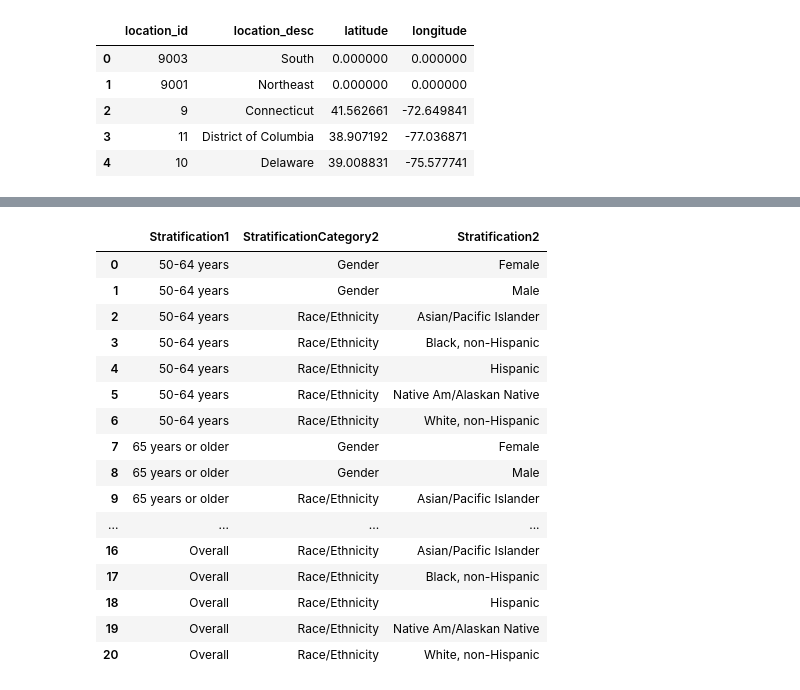
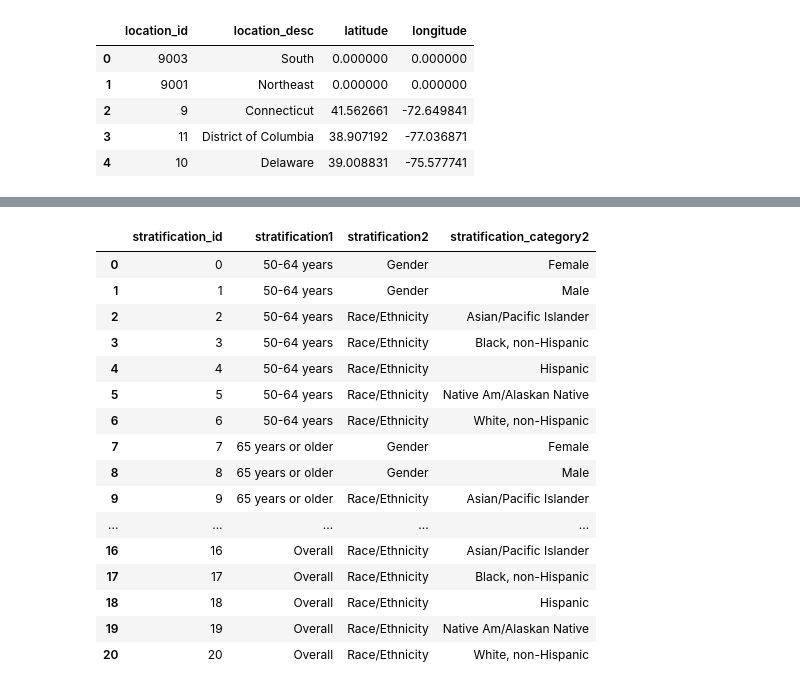
Before and after one commit to lisaleung11/CIS9440HW, a Jupyter notebook: scripts/dimention.ipynb, the cells around one changed output, grey strips where cells are left out. Saved outputs shown, nothing was run; the diff lists cells and outputs as text; code cells hidden in the pictures.

```diff
--- a/scripts/dimention.ipynb
+++ b/scripts/dimention.ipynb
@@ -271,0 +150,13 @@ unique_question_df
+# %%
+question_df = df_cleaned[['QuestionID', 'Question']]
+
+# Dropping duplicates to get unique QuestionID pairs with questions
+unique_questions_df = question_df.drop_duplicates()
+
+# Mapping dictionary
+question_mapping = dict(zip(unique_questions_df['QuestionID'], unique_questions_df['Question']))
+
+# Applying the mapping to create a new column with descriptions
+df_cleaned['question_desc'] = df_cleaned['QuestionID'].map(question_mapping)
+unique_questions_df = unique_questions_df.rename(columns={'QuestionID': 'question_id', 'Question': 'question_desc'})
+unique_questions_df
@@ -317,24 +227,40 @@ unique_syear_df
 # %%
 unique_stratification_df = df_cleaned.groupby(["Stratification1", "StratificationCategory2", "Stratification2"])['Stratification2'].agg(unique_values='unique')
-unique_stratification_df.index.names = ["Stratification1", "StratificationCategory2", "Stratification2"]
+unique_stratification_df.index.names = ["Stratification1", "Stratification2", "StratificationCategory2"]
 unique_stratification_df.reset_index(inplace=True)
-unique_stratification_df = unique_stratification_df.drop(columns=  ['unique_values'])
+unique_stratification_df = unique_stratification_df.drop(columns=['unique_values'])
+
+# Create 'stratification_id' column
+unique_stratification_df['stratification_id'] = unique_stratification_df.index
+
+# Rename 'StratificationCategory2' to 'stratification_category2' and other columns
+unique_stratification_df.rename(columns={'StratificationCategory2': 'stratification_category2','Stratification1':'stratification1','Stratification2':'stratification2'}, inplace=True)
+
+# Reset index to make 'stratification_id' a regular column
+unique_stratification_df.reset_index(drop=True, inplace=True)
+
+# Reorder columns
+new_order = ["stratification_id", "stratification1", "stratification2", "stratification_category2"]
+unique_stratification_df = unique_stratification_df[new_order]
+unique_stratification_df['stratification_id'] = unique_stratification_df['stratification_id'].astype(int)
+
+# Display the DataFrame
 unique_stratification_df
 # %% [output]
-|  | Stratification1 | StratificationCategory2 | Stratification2 |
-| 0 | 50-64 years | Gender | Female |
-| 1 | 50-64 years | Gender | Male |
-| 2 | 50-64 years | Race/Ethnicity | Asian/Pacific Islander |
-| 3 | 50-64 years | Race/Ethnicity | Black, non-Hispanic |
-| 4 | 50-64 years | Race/Ethnicity | Hispanic |
-| 5 | 50-64 years | Race/Ethnicity | Native Am/Alaskan Native |
-| 6 | 50-64 years | Race/Ethnicity | White, non-Hispanic |
-| 7 | 65 years or older | Gender | Female |
-| 8 | 65 years or older | Gender | Male |
-| 9 | 65 years or older | Race/Ethnicity | Asian/Pacific Islander |
-| ... | ... | ... | ... |
-| 16 | Overall | Race/Ethnicity | Asian/Pacific Islander |
-| 17 | Overall | Race/Ethnicity | Black, non-Hispanic |
-| 18 | Overall | Race/Ethnicity | Hispanic |
-| 19 | Overall | Race/Ethnicity | Native Am/Alaskan Native |
-| 20 | Overall | Race/Ethnicity | White, non-Hispanic |
+|  | stratification_id | stratification1 | stratification2 | stratification_category2 |
+| 0 | 0 | 50-64 years | Gender | Female |
+| 1 | 1 | 50-64 years | Gender | Male |
+| 2 | 2 | 50-64 years | Race/Ethnicity | Asian/Pacific Islander |
+| 3 | 3 | 50-64 years | Race/Ethnicity | Black, non-Hispanic |
+| 4 | 4 | 50-64 years | Race/Ethnicity | Hispanic |
+| 5 | 5 | 50-64 years | Race/Ethnicity | Native Am/Alaskan Native |
+| 6 | 6 | 50-64 years | Race/Ethnicity | White, non-Hispanic |
+| 7 | 7 | 65 years or older | Gender | Female |
+| 8 | 8 | 65 years or older | Gender | Male |
+| 9 | 9 | 65 years or older | Race/Ethnicity | Asian/Pacific Islander |
+| ... | ... | ... | ... | ... |
+| 16 | 16 | Overall | Race/Ethnicity | Asian/Pacific Islander |
+| 17 | 17 | Overall | Race/Ethnicity | Black, non-Hispanic |
+| 18 | 18 | Overall | Race/Ethnicity | Hispanic |
+| 19 | 19 | Overall | Race/Ethnicity | Native Am/Alaskan Native |
+| 20 | 20 | Overall | Race/Ethnicity | White, non-Hispanic |
```
Also changed, not shown: parts of 17 cells of this notebook, 2 other files.
